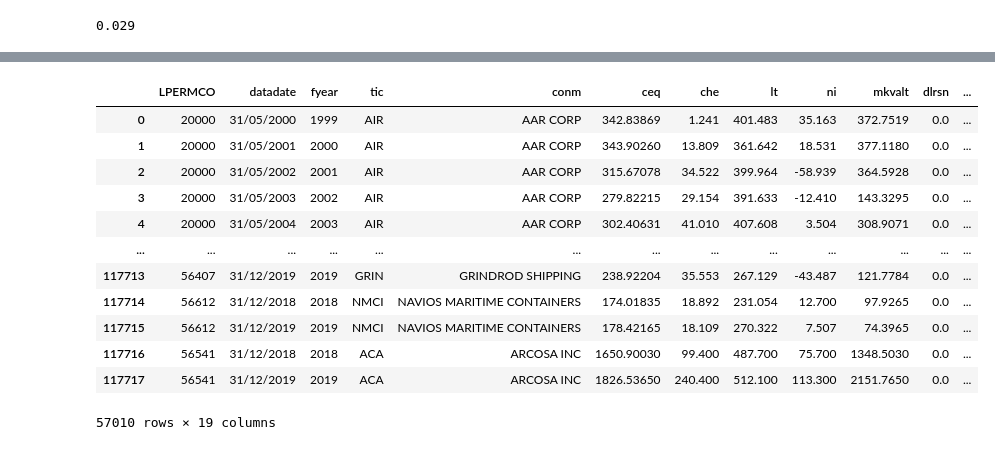
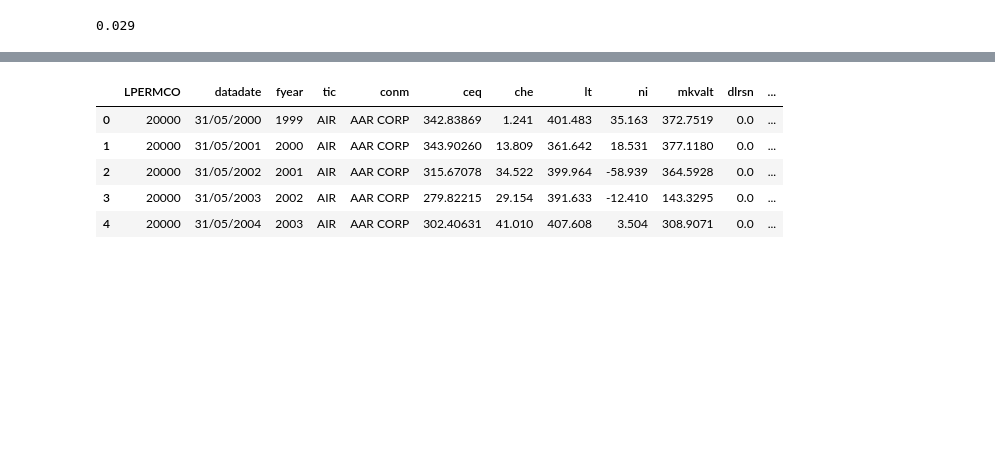
Before and after one commit to evamferreira/Thesis_Rep, a Jupyter notebook: Data/data_treat.ipynb, the cells around one changed output, grey strips where cells are left out. Cells and saved outputs as stored; diff of their text form; code cells hidden in the pictures; blank space fills up the shorter version.

```diff
--- a/Data/data_treat.ipynb
+++ b/Data/data_treat.ipynb
@@ -383,16 +326,13 @@ See the caveats in the documentation: https://pandas.pydata.org/pandas-docs/stab
+# %%
+# Get only two digit industry Code
+acc['gind'] = acc['gind'].astype(str)
+acc['gind'] = acc['gind'].str[:2]
 # %%
-acc
+acc.head()
 # %% [output]
 |  | LPERMCO | datadate | fyear | tic | conm | ceq | che | lt | ni | mkvalt | dlrsn | ... |
 | 0 | 20000 | 31/05/2000 | 1999 | AIR | AAR CORP | 342.83869 | 1.241 | 401.483 | 35.163 | 372.7519 | 0.0 | ... |
 | 1 | 20000 | 31/05/2001 | 2000 | AIR | AAR CORP | 343.90260 | 13.809 | 361.642 | 18.531 | 377.1180 | 0.0 | ... |
 | 2 | 20000 | 31/05/2002 | 2001 | AIR | AAR CORP | 315.67078 | 34.522 | 399.964 | -58.939 | 364.5928 | 0.0 | ... |
 | 3 | 20000 | 31/05/2003 | 2002 | AIR | AAR CORP | 279.82215 | 29.154 | 391.633 | -12.410 | 143.3295 | 0.0 | ... |
 | 4 | 20000 | 31/05/2004 | 2003 | AIR | AAR CORP | 302.40631 | 41.010 | 407.608 | 3.504 | 308.9071 | 0.0 | ... |
-| ... | ... | ... | ... | ... | ... | ... | ... | ... | ... | ... | ... | ... |
-| 117713 | 56407 | 31/12/2019 | 2019 | GRIN | GRINDROD SHIPPING | 238.92204 | 35.553 | 267.129 | -43.487 | 121.7784 | 0.0 | ... |
-| 117714 | 56612 | 31/12/2018 | 2018 | NMCI | NAVIOS MARITIME CONTAINERS | 174.01835 | 18.892 | 231.054 | 12.700 | 97.9265 | 0.0 | ... |
-| 117715 | 56612 | 31/12/2019 | 2019 | NMCI | NAVIOS MARITIME CONTAINERS | 178.42165 | 18.109 | 270.322 | 7.507 | 74.3965 | 0.0 | ... |
-| 117716 | 56541 | 31/12/2018 | 2018 | ACA | ARCOSA INC | 1650.90030 | 99.400 | 487.700 | 75.700 | 1348.5030 | 0.0 | ... |
-| 117717 | 56541 | 31/12/2019 | 2019 | ACA | ARCOSA INC | 1826.53650 | 240.400 | 512.100 | 113.300 | 2151.7650 | 0.0 | ... |
-57010 rows × 19 columns
```
Also changed, not shown: parts of 28 cells of this notebook, 2 other files.
